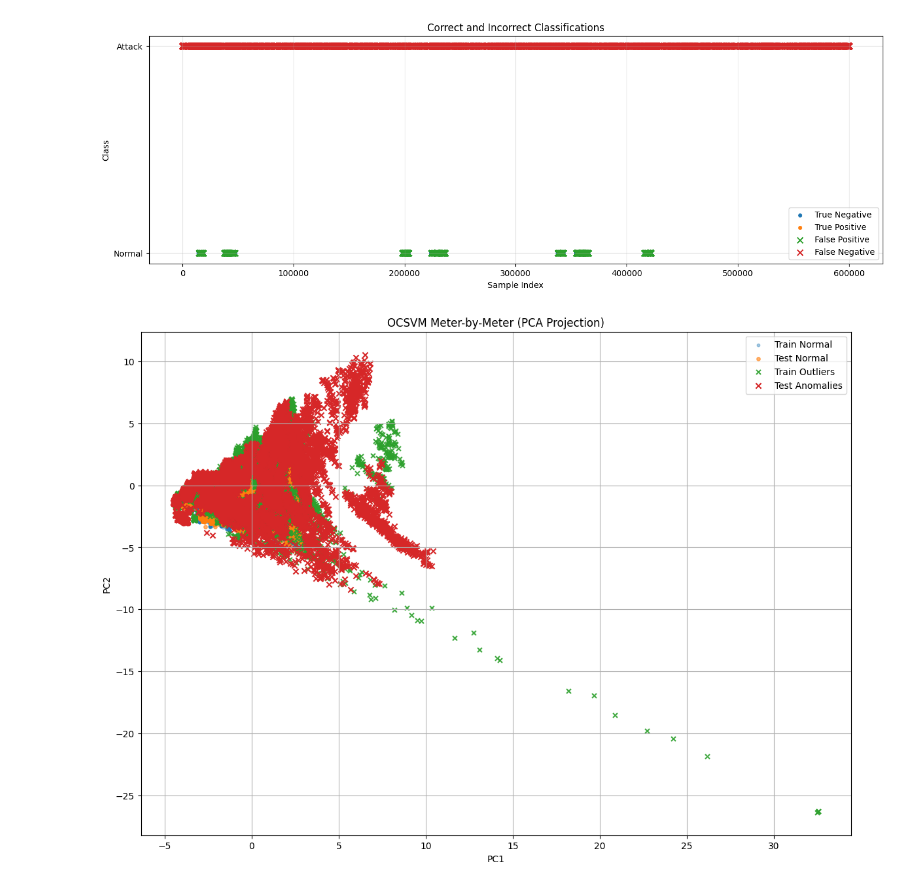
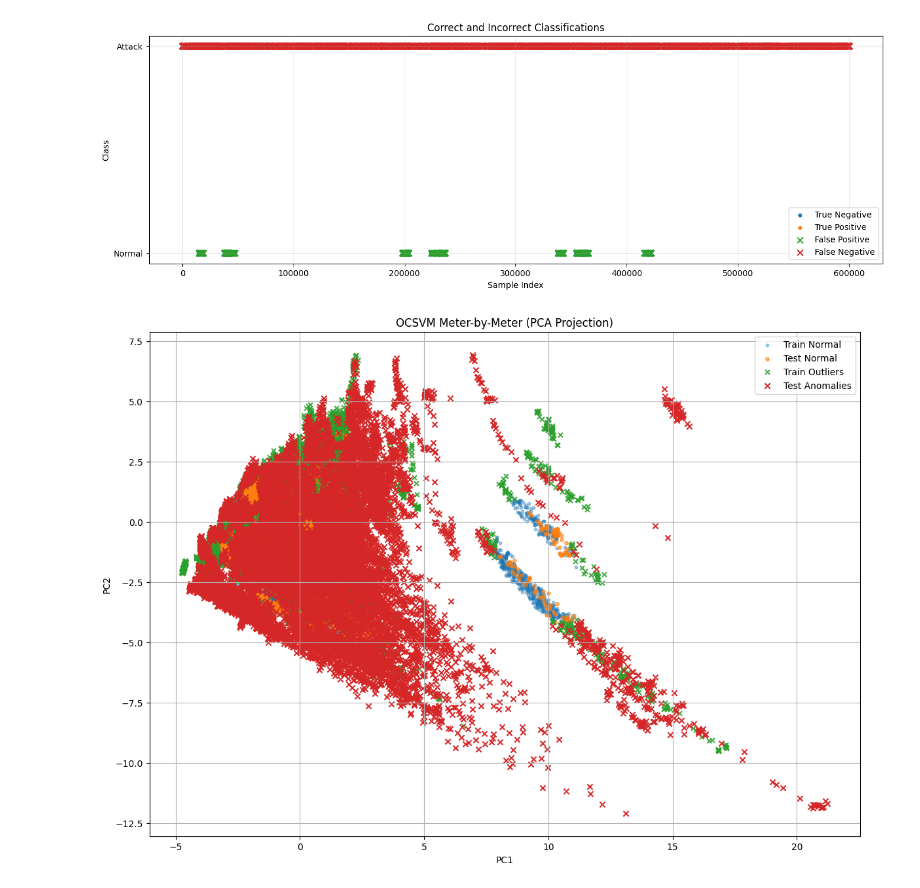
Before and after one commit to samueleborgognoni/kmeans_nn_ILF_london_smart_meters, a Jupyter notebook: 6_ADS.ipynb, the cells around one changed output. Drawn from its saved outputs; the diff is of its cells as text; code cells hidden in the pictures.

```diff
--- a/6_ADS.ipynb
+++ b/6_ADS.ipynb
@@ -391,16 +391,8 @@ features = [
     'energy_mean_cluster'
 ]
 
-# COMMON METERS
-
-common_ids = list(set(
-    _df_train_meter.index.get_level_values('LCLid')
-).intersection(
-    _df_test_meter.index.get_level_values('LCLid')
-))
-
-common_ids = list(common_ids)[:10]
-
+#ids
+_ids = ['MAC004029','MAC000342', 'MAC002517', 'MAC003558', 'MAC001070', 'MAC002606', 'MAC003719', 'MAC003502', 'MAC002621', 'MAC001166']
 
 # GLOBAL PCA SPACE
 all_data = pd.concat([
@@ -423,13 +415,10 @@ test_attacks = []
 
 
 # TRAIN MODELS PER METER
-for meter_id in common_ids:
+for meter_id in _ids:
 
     train_meter = _df_train_meter.xs(meter_id, level='LCLid')[features].dropna()
     test_meter = _df_test_meter.xs(meter_id, level='LCLid')[features].dropna()
-
-    if len(train_meter) < 200:
-        continue
 
     scaler = StandardScaler()
 
@@ -492,31 +481,31 @@ plt.scatter(
 
 # TRAIN ATTACK (OCSVM OUTLIERS)
 plt.scatter(
     train_attacks[:, 0],
     train_attacks[:, 1],
     s=25,
     alpha=0.9,
     marker='x',
     label='Train Outliers'
 )
 
 # TEST ATTACK (DETECTED)
 plt.scatter(
     test_attacks[:, 0],
     test_attacks[:, 1],
     s=35,
     alpha=1.0,
     marker='x',
     label='Test Anomalies'
 )
 
 plt.title("OCSVM Meter-by-Meter (PCA Projection)")
 plt.xlabel("PC1")
 plt.ylabel("PC2")
 
 plt.legend()
 plt.grid(True)
 
 plt.show()
 # %% [output]
-[figure, old version]
+[figure, new version]
```
